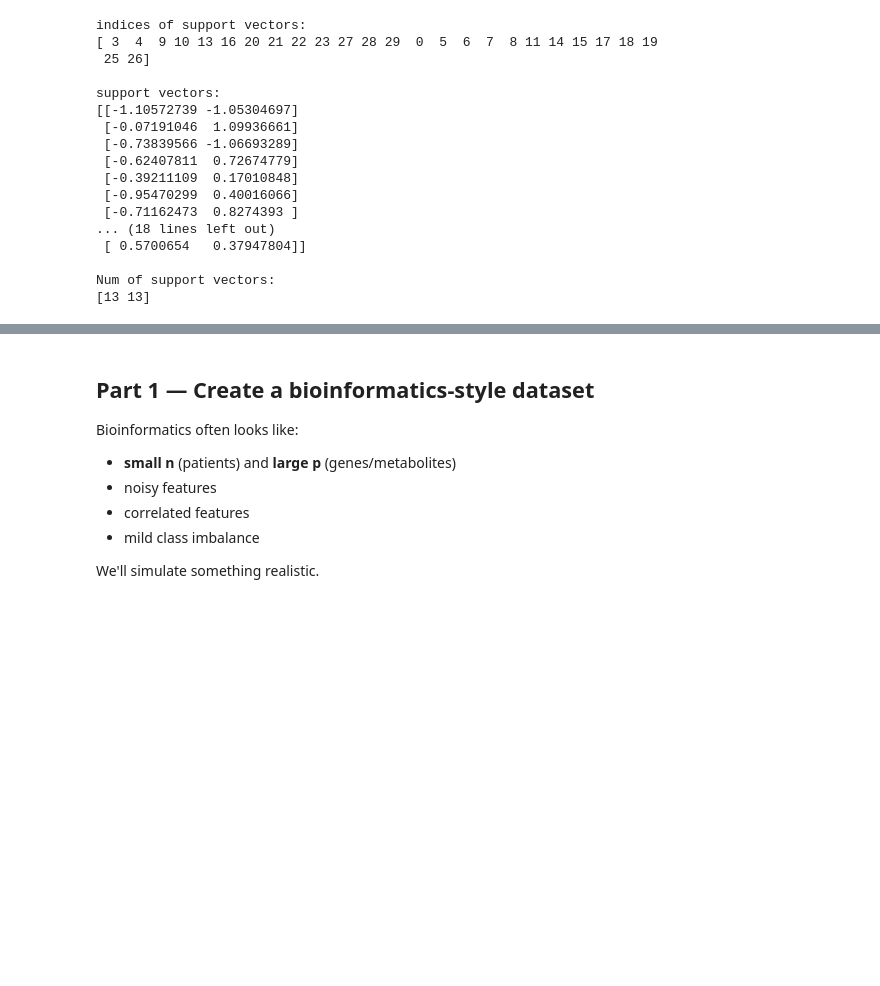
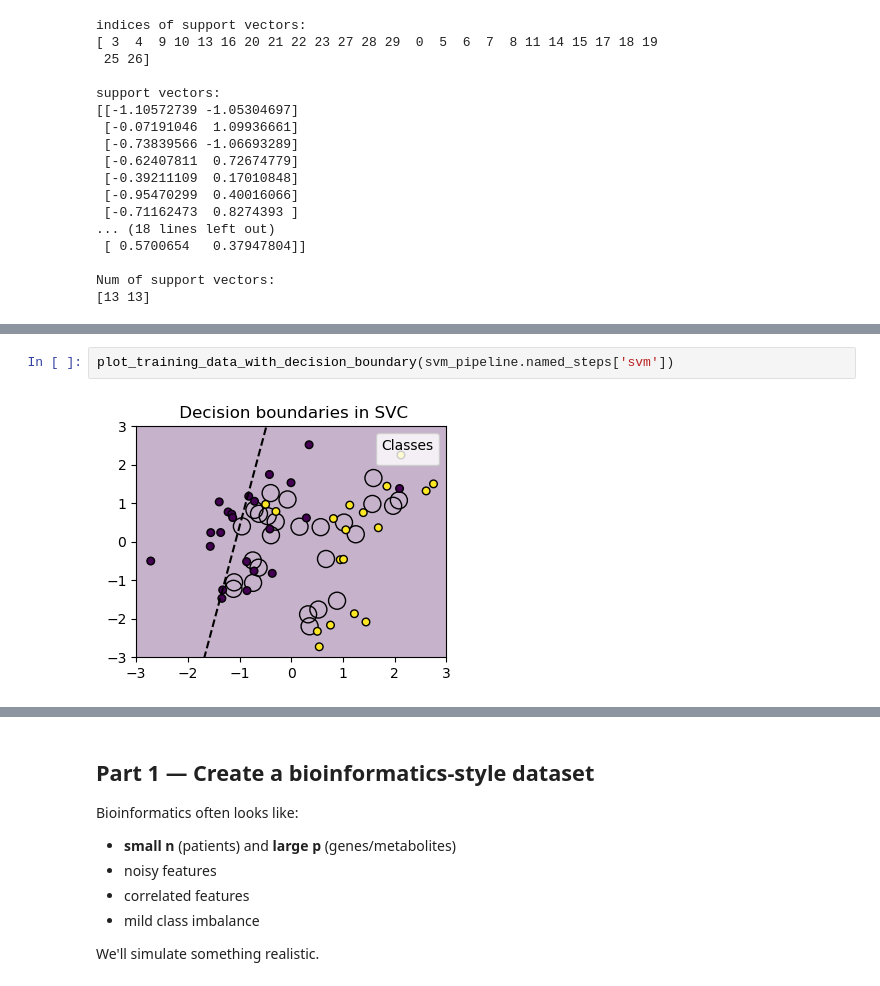
Before and after one commit to duxiuxia-bioinformatics/teach_machine_learning_and_ai, a Jupyter notebook: src/teaching/classification/svm/SVM_Bioinformatics_Lab.ipynb, the cells around one changed output, grey strips where cells are left out. Drawn from its saved outputs; the diff is of its cells as text; blank space fills up the shorter version.

```diff
--- a/src/teaching/classification/svm/SVM_Bioinformatics_Lab.ipynb
+++ b/src/teaching/classification/svm/SVM_Bioinformatics_Lab.ipynb
@@ -186 +296,5 @@ x2_max_lower = (-1.0 + (-1.0) * b - w1 * x1_max ) / w2
+# %%
+plot_training_data_with_decision_boundary(svm_pipeline.named_steps['svm'])
+# %% [output]
+[figure, added]
 # %%
```
Also changed, not shown: parts of 10 cells of this notebook.
